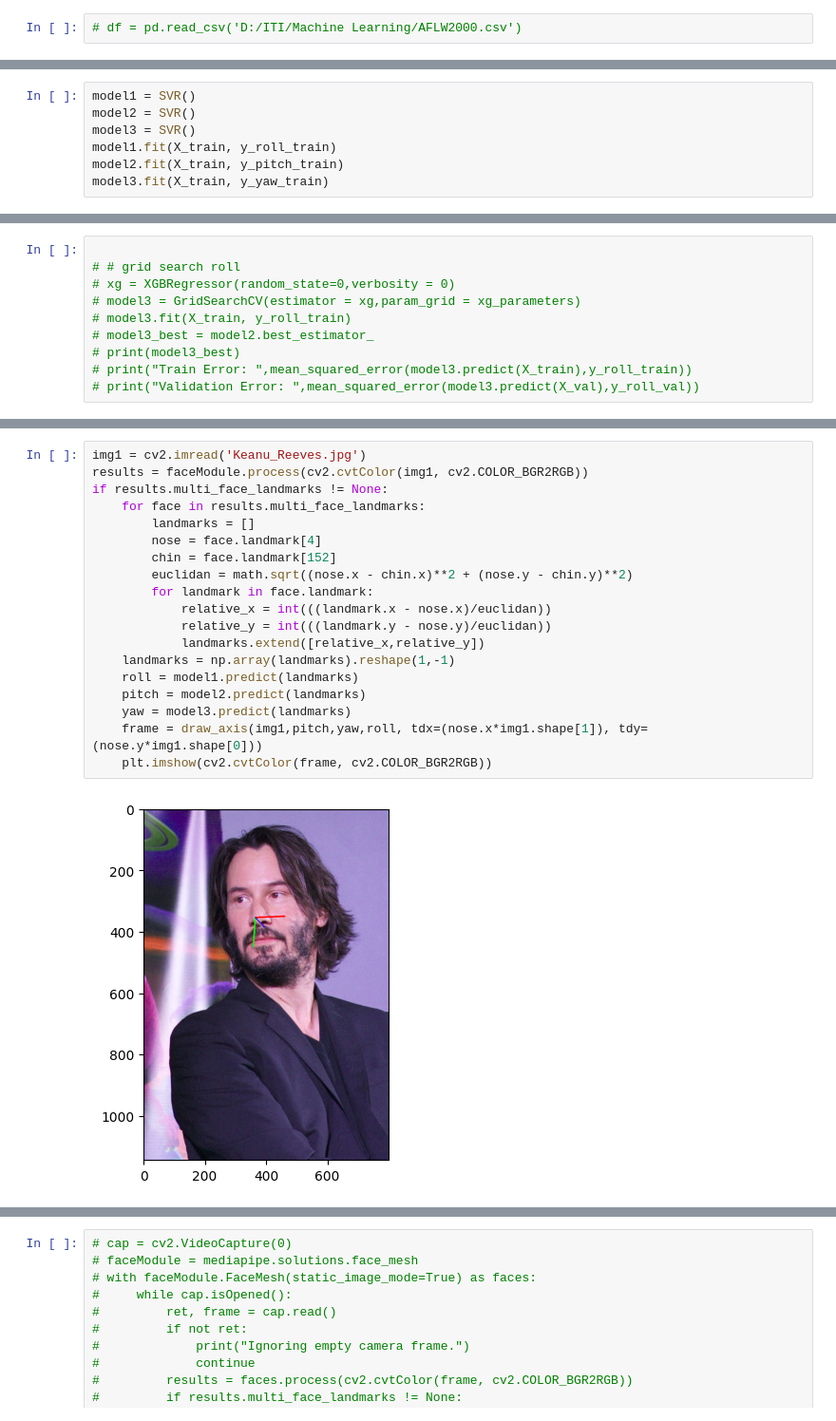
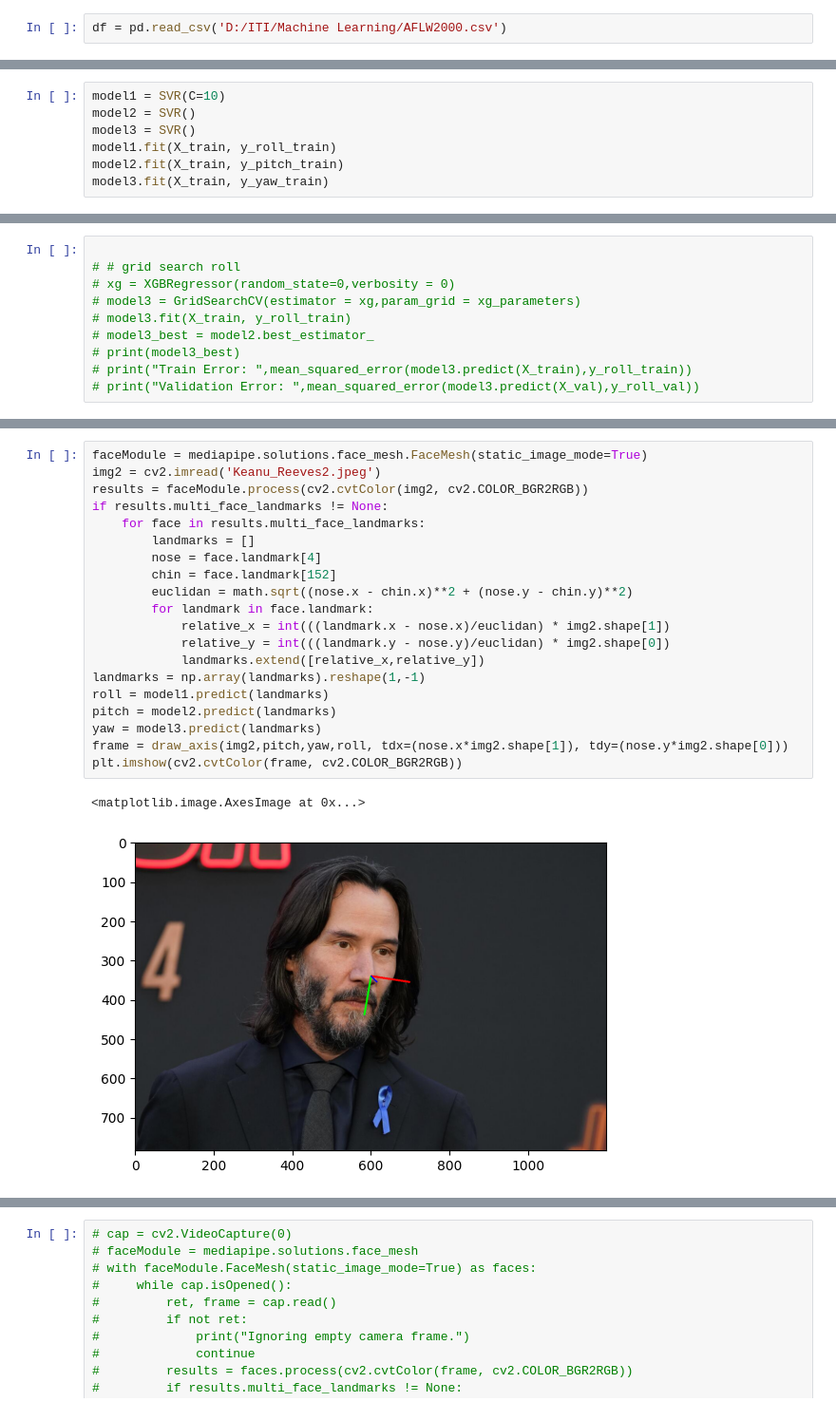
Before and after one commit to M-Masry4122/Head-Pose-Detection-Using-ML, a Jupyter notebook: Project.ipynb, the cells around one changed output, grey strips where cells are left out. Shown at 95% size. Drawn from its saved outputs; the diff is of its cells as text.

```diff
--- a/Project.ipynb
+++ b/Project.ipynb
@@ -48,4 +48,4 @@ def draw_axis(img, pitch,yaw,roll, tdx=None, tdy=None, size = 100):
 
     return img
 # %%
-# df = pd.read_csv('D:/ITI/Machine Learning/AFLW2000.csv')
+df = pd.read_csv('D:/ITI/Machine Learning/AFLW2000.csv')
@@ -198,5 +165,5 @@ y_roll_val = y_val['roll']
 # %%
-model1 = SVR()
+model1 = SVR(C=10)
 model2 = SVR()
 model3 = SVR()
 model1.fit(X_train, y_roll_train)
@@ -257,22 +224,24 @@ mse1, mse2, mse3
 # %%
-img1 = cv2.imread('Keanu_Reeves.jpg')
-results = faceModule.process(cv2.cvtColor(img1, cv2.COLOR_BGR2RGB))
+faceModule = mediapipe.solutions.face_mesh.FaceMesh(static_image_mode=True)
+img2 = cv2.imread('Keanu_Reeves2.jpeg')
+results = faceModule.process(cv2.cvtColor(img2, cv2.COLOR_BGR2RGB))
 if results.multi_face_landmarks != None:
     for face in results.multi_face_landmarks:
         landmarks = []
         nose = face.landmark[4]
         chin = face.landmark[152]
         euclidan = math.sqrt((nose.x - chin.x)**2 + (nose.y - chin.y)**2)
         for landmark in face.landmark:
-            relative_x = int(((landmark.x - nose.x)/euclidan))
-            relative_y = int(((landmark.y - nose.y)/euclidan))
+            relative_x = int(((landmark.x - nose.x)/euclidan) * img2.shape[1])
+            relative_y = int(((landmark.y - nose.y)/euclidan) * img2.shape[0])
             landmarks.extend([relative_x,relative_y])
-    landmarks = np.array(landmarks).reshape(1,-1)
-    roll = model1.predict(landmarks)
-    pitch = model2.predict(landmarks)
-    yaw = model3.predict(landmarks)
-    frame = draw_axis(img1,pitch,yaw,roll, tdx=(nose.x*img1.shape[1]), tdy=(nose.y*img1.shape[0]))
-    plt.imshow(cv2.cvtColor(frame, cv2.COLOR_BGR2RGB))
+landmarks = np.array(landmarks).reshape(1,-1)
+roll = model1.predict(landmarks)
+pitch = model2.predict(landmarks)
+yaw = model3.predict(landmarks)
+frame = draw_axis(img2,pitch,yaw,roll, tdx=(nose.x*img2.shape[1]), tdy=(nose.y*img2.shape[0]))
+plt.imshow(cv2.cvtColor(frame, cv2.COLOR_BGR2RGB))
 # %% [output]
+<matplotlib.image.AxesImage at 0x...>
-[figure, old version]
+[figure, new version]
 # %%
```
Also changed, not shown: parts of 22 cells of this notebook, 1 other file.
